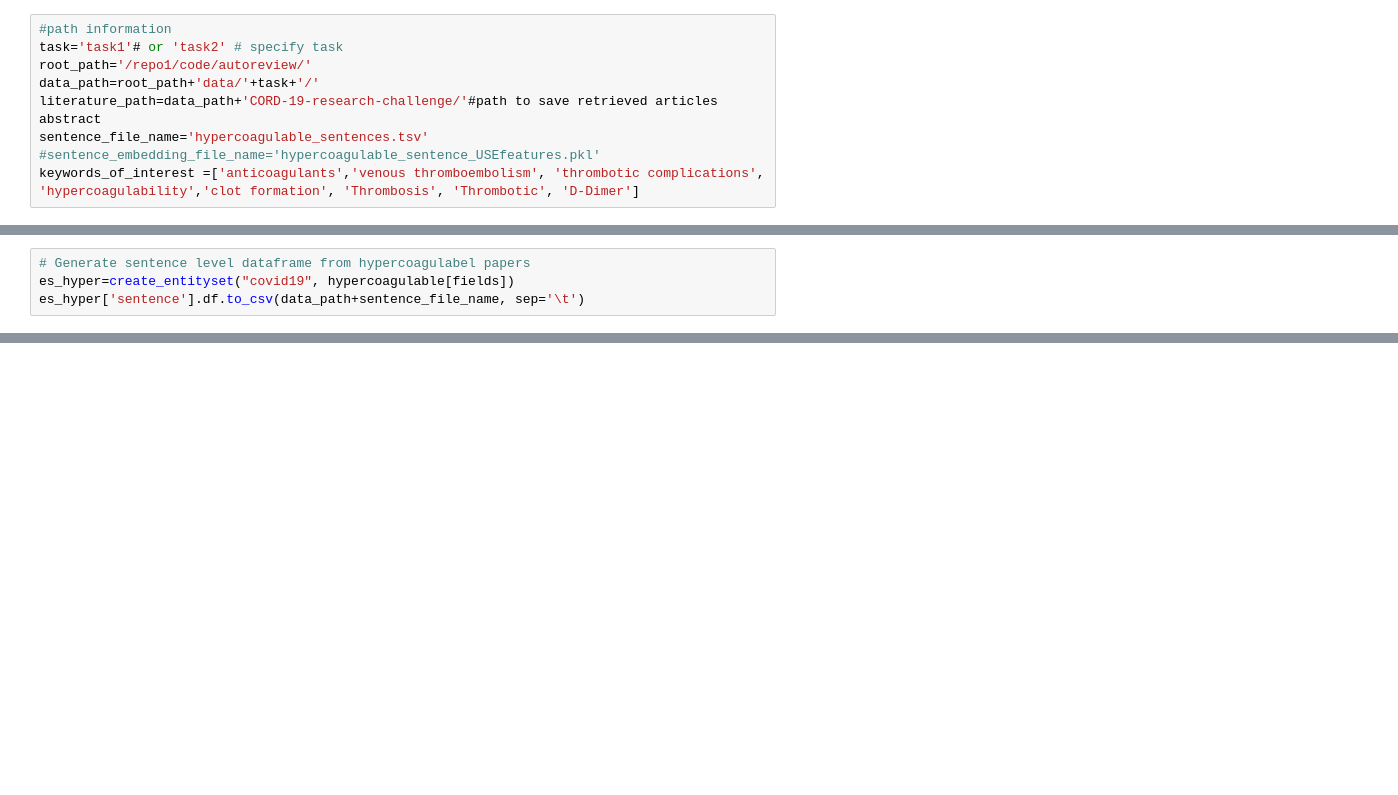
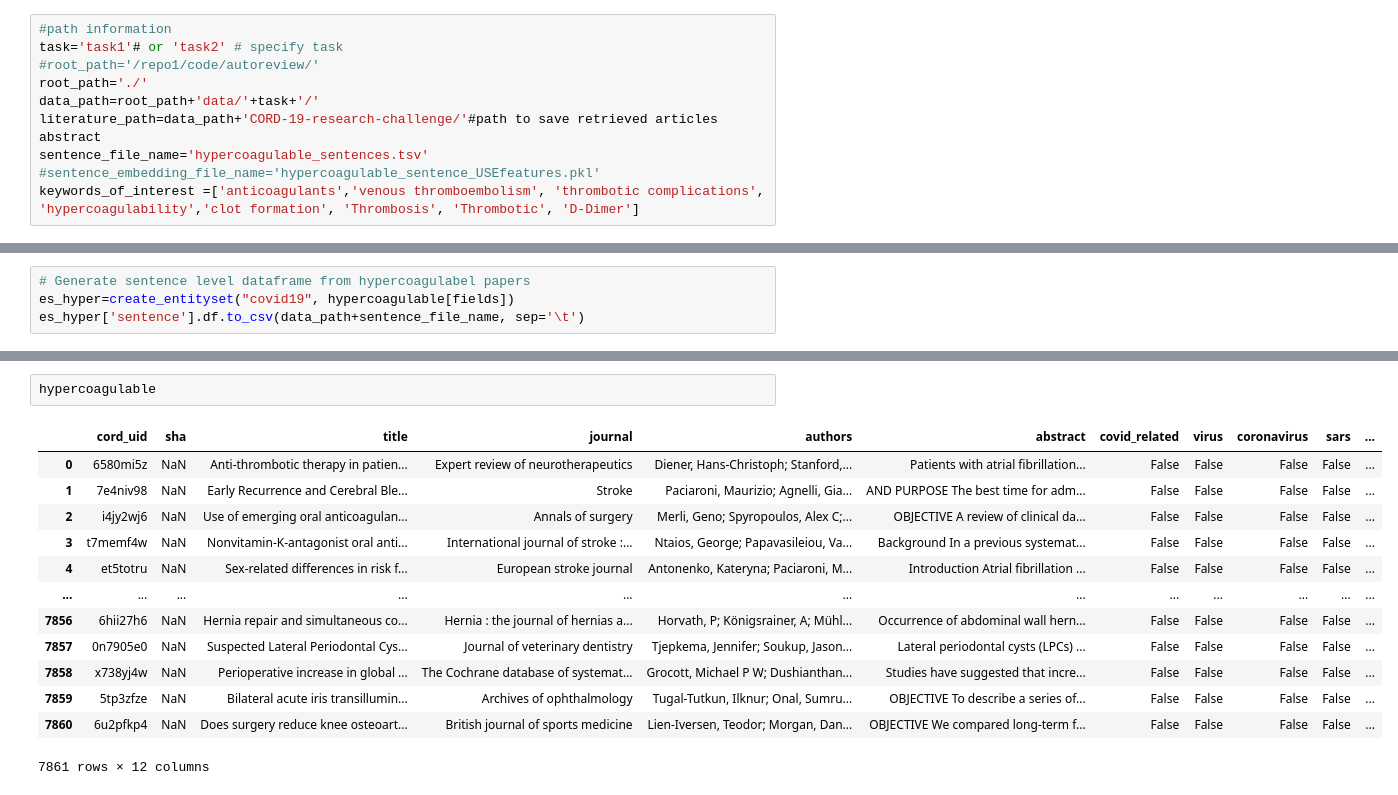
Before and after one commit to yejinjkim/auto-review, a Jupyter notebook: get_articles.ipynb, the cells around one changed output, grey strips where cells are left out. Drawn from its saved outputs; the diff is of its cells as text; blank space fills up the shorter version.

```diff
--- a/get_articles.ipynb
+++ b/get_articles.ipynb
@@ -15,7 +26,8 @@ from featuretools.nlp_primitives import UniversalSentenceEncoder
 # %%
 #path information
 task='task1'# or 'task2' # specify task
-root_path='/repo1/code/autoreview/'
+#root_path='/repo1/code/autoreview/'
+root_path='./'
 data_path=root_path+'data/'+task+'/'
 literature_path=data_path+'CORD-19-research-challenge/'#path to save retrieved articles abstract
 sentence_file_name='hypercoagulable_sentences.tsv'
@@ -267,0 +204,16 @@ es_hyper['sentence'].df.to_csv(data_path+sentence_file_name, sep='\t')
+# %%
+hypercoagulable
+# %% [output]
+|  | cord_uid | sha | title | journal | authors | abstract | covid_related | virus | coronavirus | sars | ... |
+| 0 | 6580mi5z | NaN | Anti-thrombotic therapy in patien... | Expert review of neurotherapeutics | Diener, Hans-Christoph; Stanford,... | Patients with atrial fibrillation... | False | False | False | False | ... |
+| 1 | 7e4niv98 | NaN | Early Recurrence and Cerebral Ble... | Stroke | Paciaroni, Maurizio; Agnelli, Gia... | AND PURPOSE The best time for adm... | False | False | False | False | ... |
+| 2 | i4jy2wj6 | NaN | Use of emerging oral anticoagulan... | Annals of surgery | Merli, Geno; Spyropoulos, Alex C;... | OBJECTIVE A review of clinical da... | False | False | False | False | ... |
+| 3 | t7memf4w | NaN | Nonvitamin-K-antagonist oral anti... | International journal of stroke :... | Ntaios, George; Papavasileiou, Va... | Background In a previous systemat... | False | False | False | False | ... |
+| 4 | et5totru | NaN | Sex-related differences in risk f... | European stroke journal | Antonenko, Kateryna; Paciaroni, M... | Introduction Atrial fibrillation ... | False | False | False | False | ... |
+| ... | ... | ... | ... | ... | ... | ... | ... | ... | ... | ... | ... |
+| 7856 | 6hii27h6 | NaN | Hernia repair and simultaneous co... | Hernia : the journal of hernias a... | Horvath, P; Königsrainer, A; Mühl... | Occurrence of abdominal wall hern... | False | False | False | False | ... |
+| 7857 | 0n7905e0 | NaN | Suspected Lateral Periodontal Cys... | Journal of veterinary dentistry | Tjepkema, Jennifer; Soukup, Jason... | Lateral periodontal cysts (LPCs) ... | False | False | False | False | ... |
+| 7858 | x738yj4w | NaN | Perioperative increase in global ... | The Cochrane database of systemat... | Grocott, Michael P W; Dushianthan... | Studies have suggested that incre... | False | False | False | False | ... |
+| 7859 | 5tp3zfze | NaN | Bilateral acute iris transillumin... | Archives of ophthalmology | Tugal-Tutkun, Ilknur; Onal, Sumru... | OBJECTIVE To describe a series of... | False | False | False | False | ... |
+| 7860 | 6u2pfkp4 | NaN | Does surgery reduce knee osteoart... | British journal of sports medicine | Lien-Iversen, Teodor; Morgan, Dan... | OBJECTIVE We compared long-term f... | False | False | False | False | ... |
+7861 rows × 12 columns
```
Also changed, not shown: parts of 15 cells of this notebook, 1 other file.
